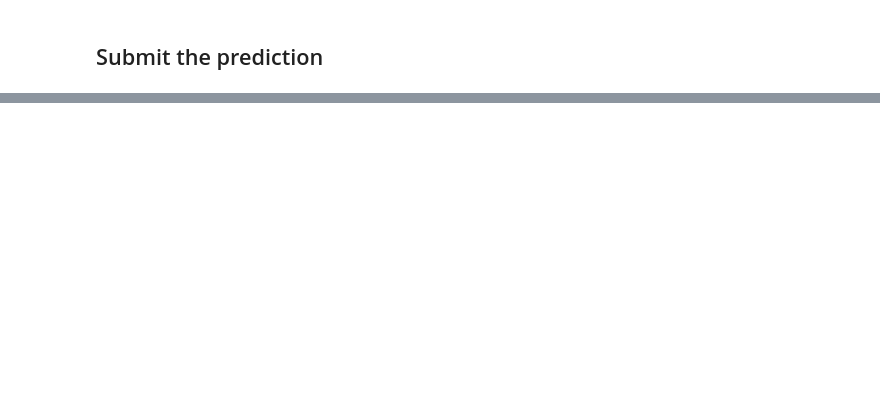
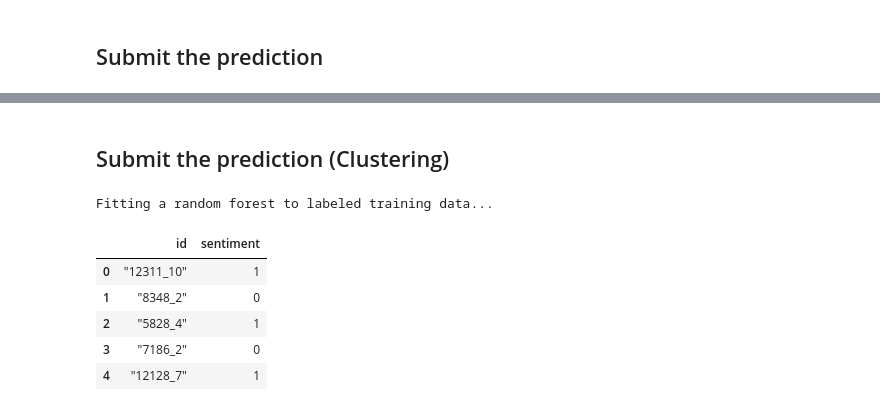
Before and after one commit to pandaslaw/ml_exercises, a Jupyter notebook: kaggle/word2vec-nlp.ipynb, the cells around one changed output, grey strips where cells are left out. Cells and saved outputs as stored; diff of their text form; code cells hidden in the pictures; blank space fills up the shorter version.

```diff
--- a/kaggle/word2vec-nlp.ipynb
+++ b/kaggle/word2vec-nlp.ipynb
@@ -149,0 +321,56 @@ Review 25000 of 25000
+# %%
+def create_bag_of_centroids(wordlist: List[str], word_centroid_map: Dict[str, int]) -> np.array:
+    """
+    Loop over the words in the review. If the word is in the vocabulary,
+    find which cluster it belongs to, and increment that cluster count by one.
+    """
+
+    num_centroids = max(word_centroid_map.values()) + 1
+    bag_of_centroids = np.zeros(num_centroids, dtype="float32")
+
+    for word in wordlist:
+        if word in word_centroid_map:
+            index = word_centroid_map[word]
+            bag_of_centroids[index] += 1
+
+    return bag_of_centroids
+# %%
+# Pre-allocate an array for the training set bags of centroids (for speed)
+train_centroids = np.zeros((train["review"].size, num_clusters), dtype="float32")
+
+# Transform the training set reviews into bags of centroids
+counter = 0
+for review in clean_train_reviews:
+    train_centroids[counter] = create_bag_of_centroids(review, word_centroid_map)
+    counter += 1
+
+# Repeat for test reviews
+test_centroids = np.zeros((test["review"].size, num_clusters), dtype="float32")
+
+counter = 0
+for review in clean_test_reviews:
+    test_centroids[counter] = create_bag_of_centroids(review, word_centroid_map)
+    counter += 1
+# %% [markdown]
+## Submit the prediction (Clustering)
+# %%
+forest = RandomForestClassifier(n_estimators = 100)
+
+# Fitting the forest may take a few minutes
+print("Fitting a random forest to labeled training data...")
+forest = forest.fit(train_centroids,train["sentiment"])
+# %% [output]
+Fitting a random forest to labeled training data...
+# %%
+result = forest.predict(test_centroids)
+
+submission_clustering = pd.DataFrame(data={"id": test["id"], "sentiment": result})
+submission_clustering.to_csv("../data/word2vec-nlp/BagOfCentroids.csv", index=False, quoting=3)
+submission_clustering.head()
+# %% [output]
+|  | id | sentiment |
+| 0 | "12311_10" | 1 |
+| 1 | "8348_2" | 0 |
+| 2 | "5828_4" | 1 |
+| 3 | "7186_2" | 0 |
+| 4 | "12128_7" | 1 |
```
Also changed, not shown: parts of 22 cells of this notebook.
